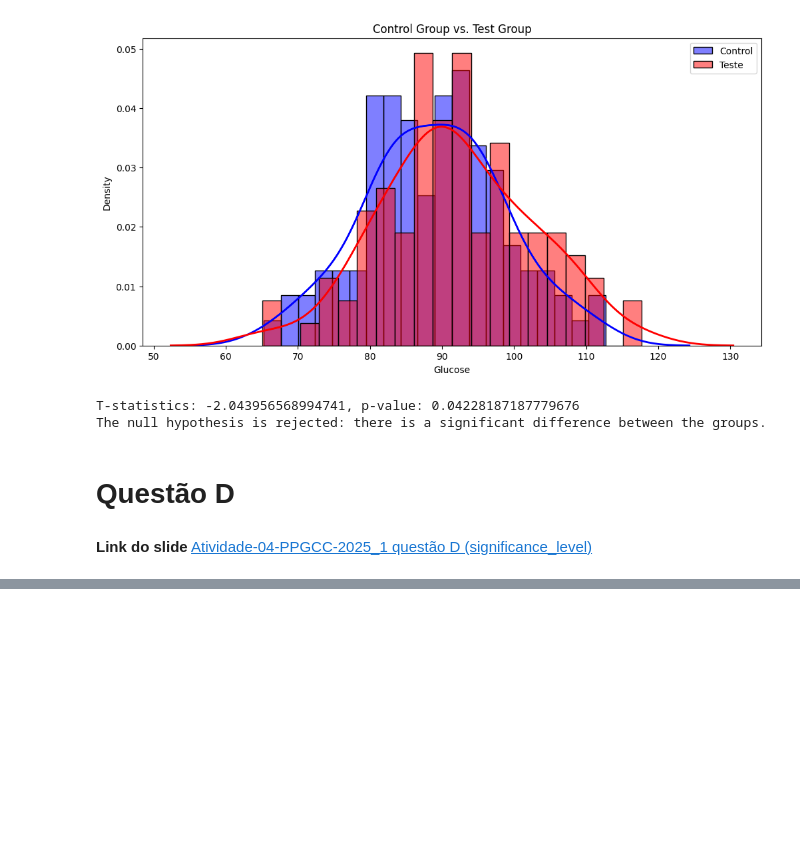
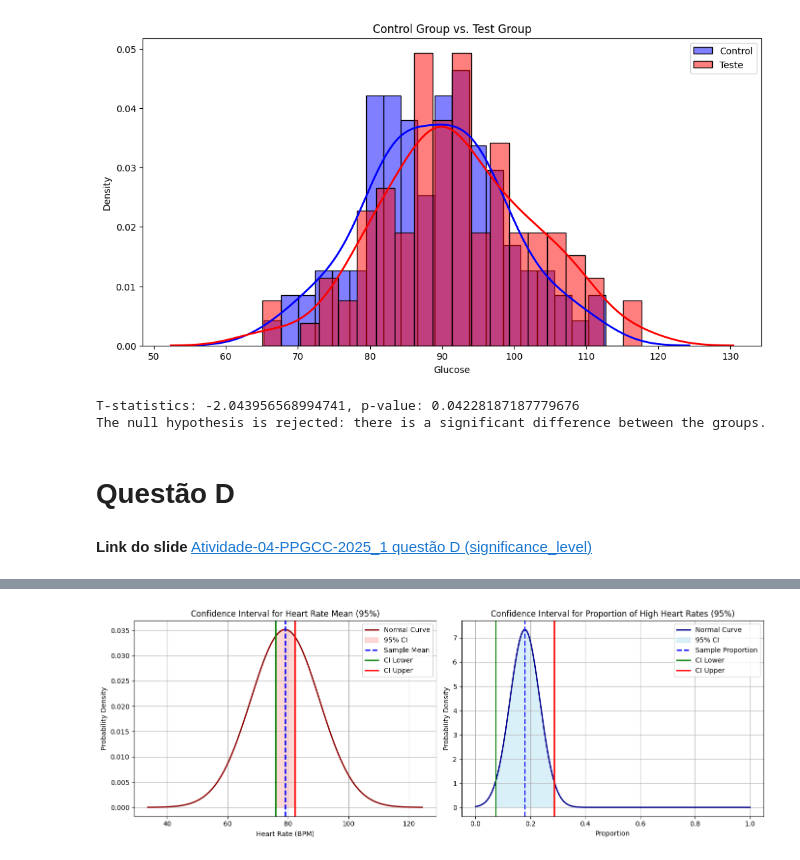
Before and after one commit to ANDRERAIMUNDO/atividade-04-PPGCC-2025_1, a Jupyter notebook: Atividade_04_PPGCC_2025_1.ipynb, the cells around one changed output, grey strips where cells are left out. Saved outputs shown, nothing was run; the diff lists cells and outputs as text; code cells hidden in the pictures; blank space fills up the shorter version.

```diff
--- a/Atividade_04_PPGCC_2025_1.ipynb
+++ b/Atividade_04_PPGCC_2025_1.ipynb
@@ -170,0 +175,81 @@ print(f"Proportion of significant results (Type I error rate): {proportion_signi
+# %%
+import pandas as pd
+import numpy as np
+import matplotlib.pyplot as plt
+from scipy.stats import t, norm
+
+url = 'https://raw.githubusercontent.com/ANDRERAIMUNDO/data-atividade-2/main/heart_rate_sample.csv'
+data = pd.read_csv(url)
+data.columns = ['Woman_ID', 'Heart_Rate']
+
+sample_mean = data['Heart_Rate'].mean()
+sample_std = data['Heart_Rate'].std(ddof=1)
+sample_size = len(data)
+confidence_level = 0.95
+alpha = 1 - confidence_level
+degrees_freedom = sample_size - 1
+
+t_critical = t.ppf(1 - alpha/2, degrees_freedom)
+
+# IC
+margin_error_mean = t_critical * (sample_std / np.sqrt(sample_size))
+ci_mean_lower = sample_mean - margin_error_mean
+ci_mean_upper = sample_mean + margin_error_mean
+
+threshold = 90
+data['High_Heart_Rate'] = data['Heart_Rate'] > threshold
+
+# Proportion
+p_hat = data['High_Heart_Rate'].mean()
+z_critical = norm.ppf(1 - alpha/2)
+
+# IC
+margin_error_prop = z_critical * np.sqrt((p_hat * (1 - p_hat)) / sample_size)
+ci_prop_lower = p_hat - margin_error_prop
+ci_prop_upper = p_hat + margin_error_prop
+
+# Media
+x1 = np.linspace(sample_mean - 4*sample_std, sample_mean + 4*sample_std, 1000)
+y1 = norm.pdf(x1, sample_mean, sample_std)
+plt.figure(figsize=(14, 5))
+
+plt.subplot(1, 2, 1)
+plt.plot(x1, y1, color='darkred', linewidth=2, label='Normal Curve')
+plt.fill_between(x1, y1, where=(x1 >= ci_mean_lower) & (x1 <= ci_mean_upper), color='salmon', alpha=0.3, label='95% CI')
+plt.axvline(sample_mean, color='blue', linestyle='--', linewidth=2, label='Sample Mean')
+plt.axvline(ci_mean_lower, color='green', linewidth=2, label='CI Lower')
+plt.axvline(ci_mean_upper, color='red', linewidth=2, label='CI Upper')
+plt.title('Confidence Interval for Heart Rate Mean (95%)')
+plt.xlabel('Heart Rate (BPM)')
+plt.ylabel('Probability Density')
+plt.legend()
+plt.grid(True)
+
+x2 = np.linspace(0, 1, 1000)
+y2 = norm.pdf(x2, p_hat, np.sqrt((p_hat * (1 - p_hat)) / sample_size))
+
+plt.subplot(1, 2, 2)
+plt.plot(x2, y2, color='darkblue', linewidth=2, label='Normal Curve')
+plt.fill_between(x2, y2, where=(x2 >= ci_prop_lower) & (x2 <= ci_prop_upper), color='skyblue', alpha=0.3, label='95% CI')
+plt.axvline(p_hat, color='blue', linestyle='--', linewidth=2, label='Sample Proportion')
+plt.axvline(ci_prop_lower, color='green', linewidth=2, label='CI Lower')
+plt.axvline(ci_prop_upper, color='red', linewidth=2, label='CI Upper')
+plt.title('Confidence Interval for Proportion of High Heart Rates (95%)')
+plt.xlabel('Proportion')
+plt.ylabel('Probability Density')
+plt.legend()
+plt.grid(True)
+
+plt.tight_layout()
+plt.show()
+
+print("MEAN CONFIDENCE INTERVAL".ljust(40), "|".rjust(5), "PROPORTION CONFIDENCE INTERVAL")
+print("-" * 40 + " " * 5 + "-" * 40)
+print(f"{'Sample Mean:':<25}{round(sample_mean, 2):>8}", " " * 12, f"{'Sample Proportion (p̂):':<25}{round(p_hat, 3):>8}")
+print(f"{'Margin of Error:':<25}{round(margin_error_mean, 2):>8}", " " * 12, f"{'Margin of Error:':<25}{round(margin_error_prop, 3):>8}")
+print(f"{'Confidence Interval:':<25}{f'({round(ci_mean_lower, 2)}, {round(ci_mean_upper, 2)})':>15}", " " * 5,
+      f"{'Confidence Interval:':<25}{f'({round(ci_prop_lower, 3)}, {round(ci_prop_upper, 3)})':>20}")
+print(f"{'t Critical Value:':<25}{round(t_critical, 4):>8}", " " * 12, f"{'z Critical Value:':<25}{round(z_critical, 4):>8}")
+print(f"{'Sample Size:':<25}{sample_size:>8}", " " * 12, f"{'Sample Size:':<25}{sample_size:>8}")
+# %% [output]
+[figure, added]
```
Also changed, not shown: parts of 3 cells of this notebook.
